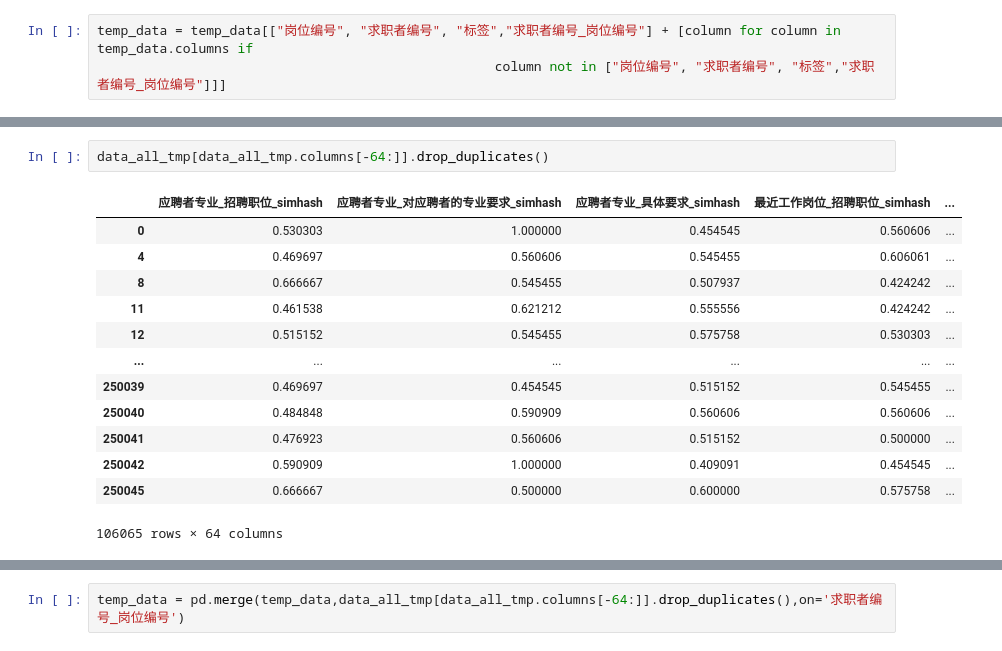
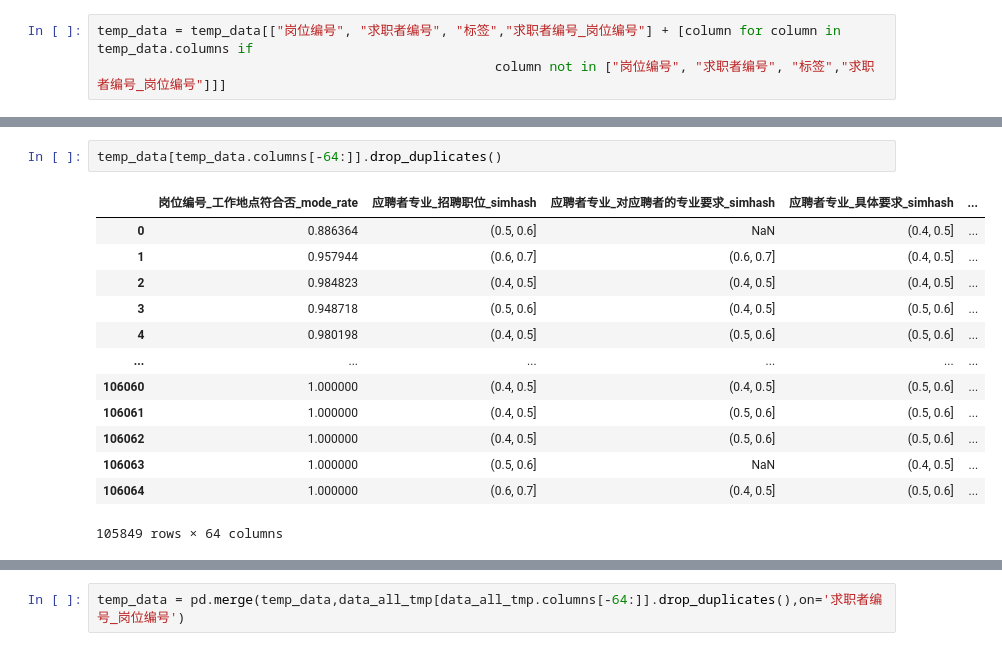
Before and after one commit to KATEhuang920909/human_co_match, a Jupyter notebook: human_co_match/jupyter/project_test.ipynb, the cells around one changed output, grey strips where cells are left out. Cells and saved outputs as stored; diff of their text form.

```diff
--- a/human_co_match/jupyter/project_test.ipynb
+++ b/human_co_match/jupyter/project_test.ipynb
@@ -194,16 +229,16 @@ temp_data.shape
 # %%
-data_all_tmp[data_all_tmp.columns[-64:]].drop_duplicates()
+temp_data[temp_data.columns[-64:]].drop_duplicates()
 # %% [output]
-|  | 应聘者专业_招聘职位_simhash | 应聘者专业_对应聘者的专业要求_simhash | 应聘者专业_具体要求_simhash | 最近工作岗位_招聘职位_simhash | ... |
-| 0 | 0.530303 | 1.000000 | 0.454545 | 0.560606 | ... |
-| 4 | 0.469697 | 0.560606 | 0.545455 | 0.606061 | ... |
-| 8 | 0.666667 | 0.545455 | 0.507937 | 0.424242 | ... |
-| 11 | 0.461538 | 0.621212 | 0.555556 | 0.424242 | ... |
-| 12 | 0.515152 | 0.545455 | 0.575758 | 0.530303 | ... |
+|  | 岗位编号_工作地点符合否_mode_rate | 应聘者专业_招聘职位_simhash | 应聘者专业_对应聘者的专业要求_simhash | 应聘者专业_具体要求_simhash | ... |
+| 0 | 0.886364 | (0.5, 0.6] | NaN | (0.4, 0.5] | ... |
+| 1 | 0.957944 | (0.6, 0.7] | (0.6, 0.7] | (0.4, 0.5] | ... |
+| 2 | 0.984823 | (0.4, 0.5] | (0.4, 0.5] | (0.4, 0.5] | ... |
+| 3 | 0.948718 | (0.5, 0.6] | (0.4, 0.5] | (0.5, 0.6] | ... |
+| 4 | 0.980198 | (0.4, 0.5] | (0.5, 0.6] | (0.5, 0.6] | ... |
 | ... | ... | ... | ... | ... | ... |
-| 250039 | 0.469697 | 0.454545 | 0.515152 | 0.545455 | ... |
-| 250040 | 0.484848 | 0.590909 | 0.560606 | 0.560606 | ... |
-| 250041 | 0.476923 | 0.560606 | 0.515152 | 0.500000 | ... |
-| 250042 | 0.590909 | 1.000000 | 0.409091 | 0.454545 | ... |
-| 250045 | 0.666667 | 0.500000 | 0.600000 | 0.575758 | ... |
+| 106060 | 1.000000 | (0.4, 0.5] | (0.4, 0.5] | (0.5, 0.6] | ... |
+| 106061 | 1.000000 | (0.4, 0.5] | (0.5, 0.6] | (0.5, 0.6] | ... |
+| 106062 | 1.000000 | (0.4, 0.5] | (0.5, 0.6] | (0.5, 0.6] | ... |
+| 106063 | 1.000000 | (0.5, 0.6] | NaN | (0.4, 0.5] | ... |
+| 106064 | 1.000000 | (0.6, 0.7] | (0.4, 0.5] | (0.5, 0.6] | ... |
-106065 rows × 64 columns
+105849 rows × 64 columns
```
Also changed, not shown: parts of 50 cells of this notebook, 19 other files.
